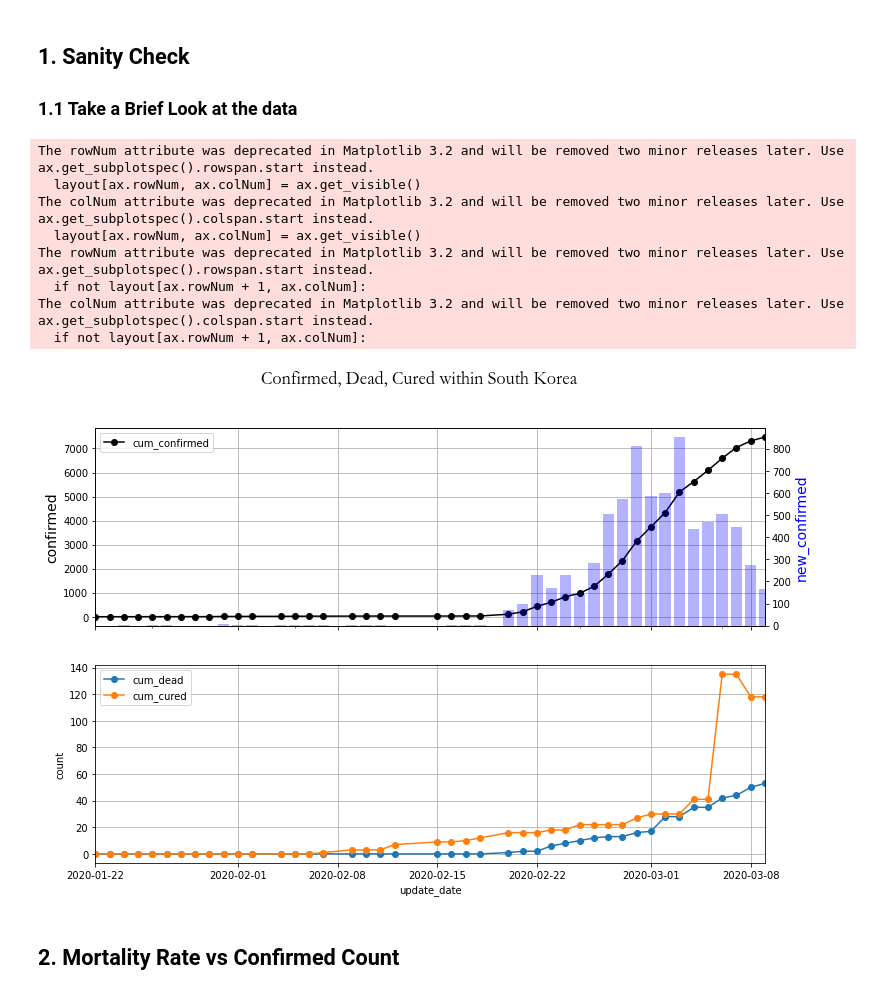
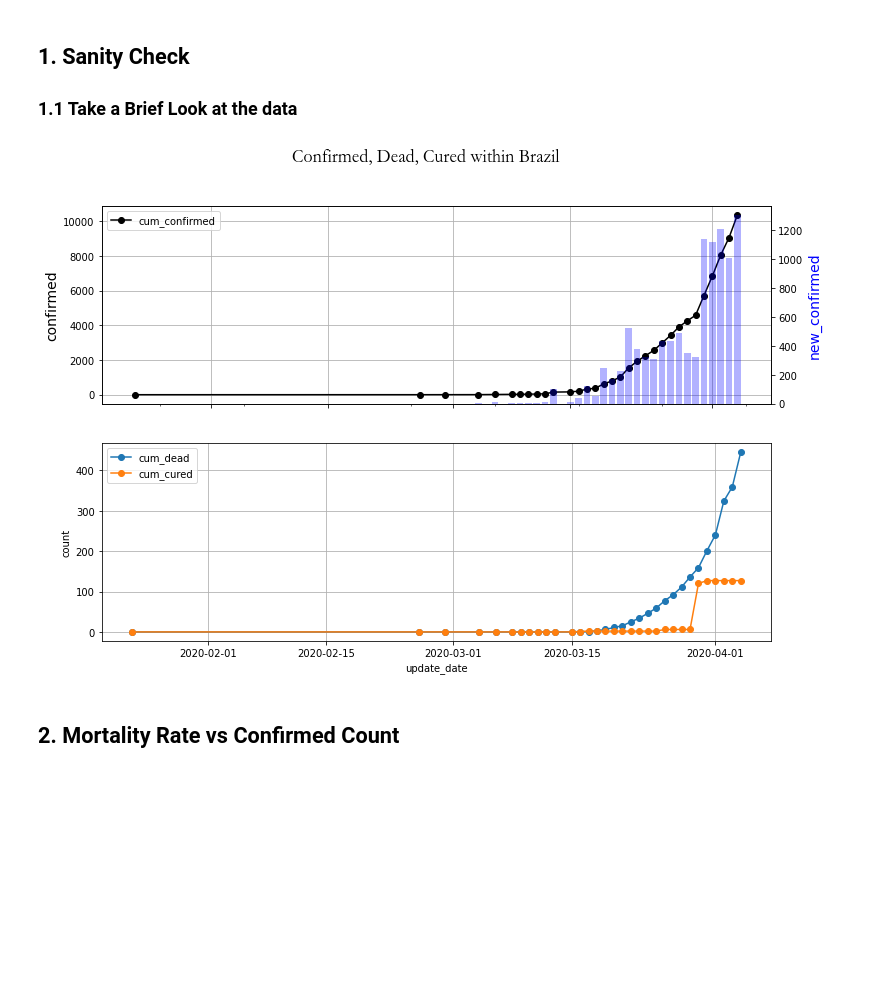
Before and after one commit to lmlima/nCov2019_analysis, a Jupyter notebook: src/international_colab.ipynb, the cells around one changed output. Cells and saved outputs as stored; diff of their text form; code cells hidden in the pictures; blank space fills up the shorter version.

```diff
--- a/src/international_colab.ipynb
+++ b/src/international_colab.ipynb
@@ -52,5 +52,6 @@ The autoreload extension is already loaded. To reload it, use:
 # dxy_raw = utils.load_chinese_data()
 # %%
 # dxy_frm = utils.aggDaily(dxy_raw)
-# %%
-jhs_raw = utils.load_jhs_raw()
+# %%
+_JHS_DATA_PATH_ = 'https://raw.githubusercontent.com/CSSEGISandData/COVID-19/master/csse_covid_19_data/csse_covid_19_daily_reports/'
+_JHS_DATA_START_DATE = '2020-01-22'
@@ -56,0 +101,3 @@ jhs_raw = utils.load_jhs_raw()
+# %%
+# Fix for data after 03-22-2020
+jhs_raw = load_jhs_raw(verbose=True)
@@ -161,18 +358,10 @@ Column(id='1641', ...)
 ## 1. Sanity Check
 ### 1.1 Take a Brief Look at the data
 # %%
-fig = utils.tsplot_conf_dead_cured(jhs_frm[jhs_frm['country/region'] == 'South Korea'],
-                                   title='Confirmed, Dead, Cured within South Korea', figsize=(12, 8))
+fig = utils.tsplot_conf_dead_cured(jhs_frm[jhs_frm['country/region'] == 'Brazil'],
+                                   title='Confirmed, Dead, Cured within Brazil', figsize=(12, 8))
 # %% [output]
-The rowNum attribute was deprecated in Matplotlib 3.2 and will be removed two minor releases later. Use ax.get_subplotspec().rowspan.start instead.
-  layout[ax.rowNum, ax.colNum] = ax.get_visible()
-The colNum attribute was deprecated in Matplotlib 3.2 and will be removed two minor releases later. Use ax.get_subplotspec().colspan.start instead.
-  layout[ax.rowNum, ax.colNum] = ax.get_visible()
-The rowNum attribute was deprecated in Matplotlib 3.2 and will be removed two minor releases later. Use ax.get_subplotspec().rowspan.start instead.
-  if not layout[ax.rowNum + 1, ax.colNum]:
-The colNum attribute was deprecated in Matplotlib 3.2 and will be removed two minor releases later. Use ax.get_subplotspec().colspan.start instead.
-  if not layout[ax.rowNum + 1, ax.colNum]:
-[figure, old version]
+[figure, new version]
 # %% [markdown]
 ## 2. Mortality Rate vs Confirmed Count
 # %%
```
Also changed, not shown: parts of 34 cells of this notebook.
